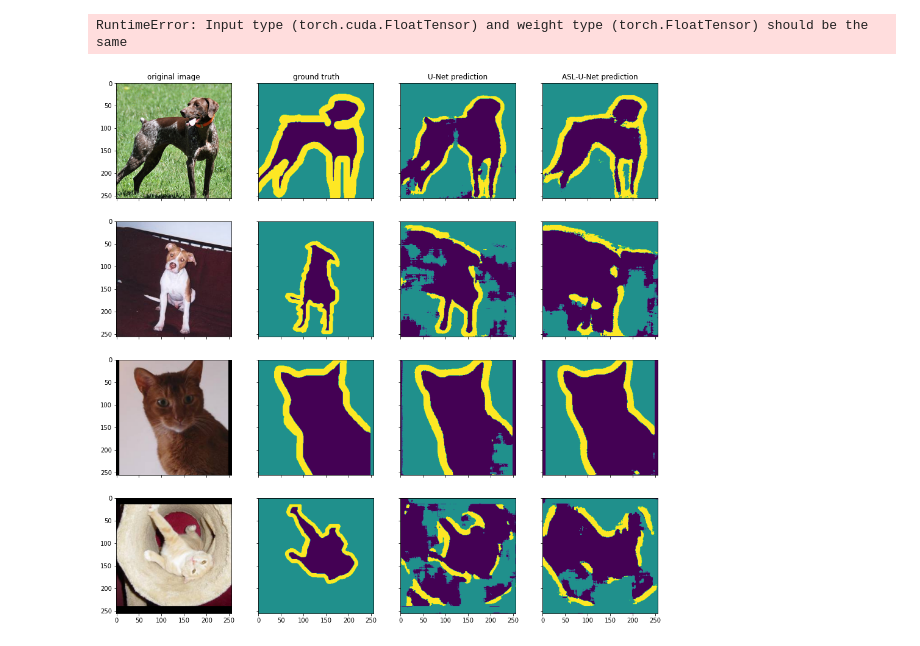
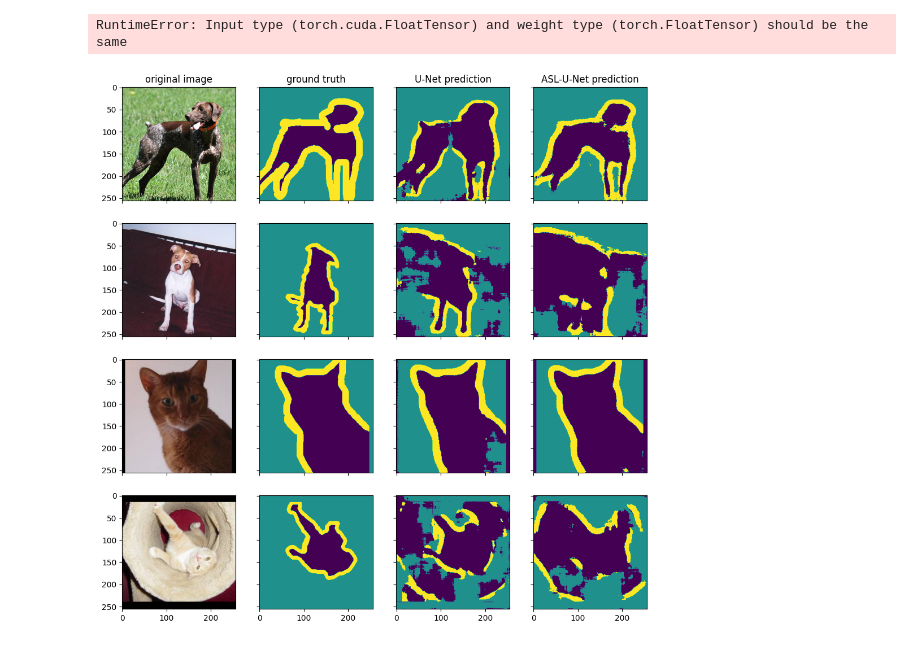
Before and after one commit to HeiseMax/ActiveShiftLayer, a Jupyter notebook: U_Net.ipynb, the cells around one changed output. Saved outputs shown, nothing was run; the diff lists cells and outputs as text; code cells hidden in the pictures.

Commit message:
plot

```diff
--- a/U_Net.ipynb
+++ b/U_Net.ipynb
@@ -239,7 +239,7 @@ U_NN_ASL = torch.load("./models/U_Net/U_NN_ASL.pth")
 def show_segmentation_results(NN, NN_ASL, dataset, index, device):
     rows = index.shape[0]
     columns = 4
-    size = (16, 16)
+    size = (12, 12)
     fig, ax = plt.subplots(rows, columns, figsize=(size), sharex=True, sharey=True)
 
     for row in range(rows):
@@ -249,31 +249,31 @@ def show_segmentation_results(NN, NN_ASL, dataset, index, device):
 
         ax[row, 1].imshow(dataset[index[row]][1][0])
 
         seg = dataset[index[row]][0]
         seg = seg[None,:,:,:].to(device)
         outputs = NN(seg)
         outputs = torch.argmax(outputs, 1, keepdim=True)
         ax[row, 2].imshow(outputs[0][0].detach().to("cpu").numpy())
 
         seg = dataset[index[row]][0]
         seg = seg[None,:,:,:].to(device)
         outputs = NN_ASL(seg)
         outputs = torch.argmax(outputs, 1, keepdim=True)
         ax[row, 3].imshow(outputs[0][0].detach().to("cpu").numpy())
 
     ax[0, 0].set_title("original image")
     ax[0, 1].set_title("ground truth")
     ax[0, 2].set_title("U-Net prediction")
     ax[0, 3].set_title("ASL-U-Net prediction")
     plt.show()
 
 # ind = int(np.random.rand(1) * 1000)
 # print(ind)
 # best image 15
 #ind = np.array([123, 203, 162, 202, 4, 7, 15, 20])
 ind = np.arange(4) + 1476
 ind = np.array([162, 202, 1402, 1302, 1440, 1448, 1455])
 ind = np.array([1414, 202, 7, 20])
 show_segmentation_results(U_NN, U_NN_ASL, test_dataset, ind, device)
 # %% [output]
-[figure, old version]
+[figure, new version]
```
Also changed, not shown: 1 other file.
